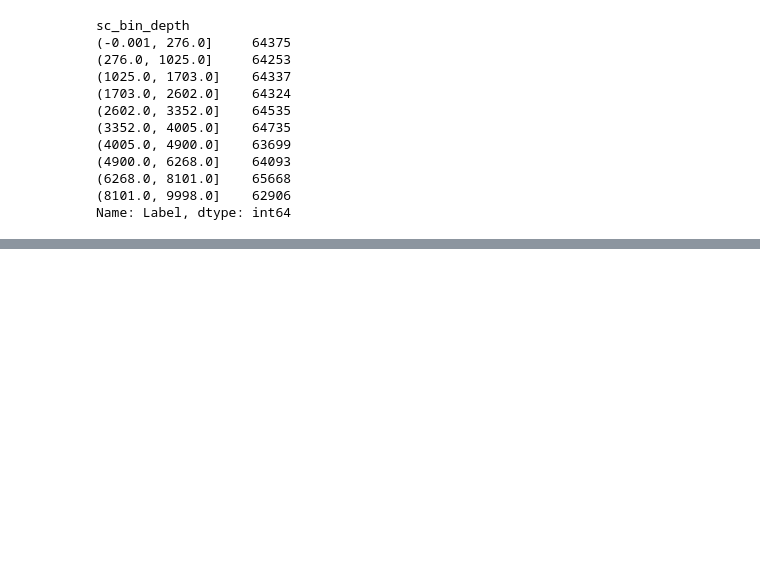
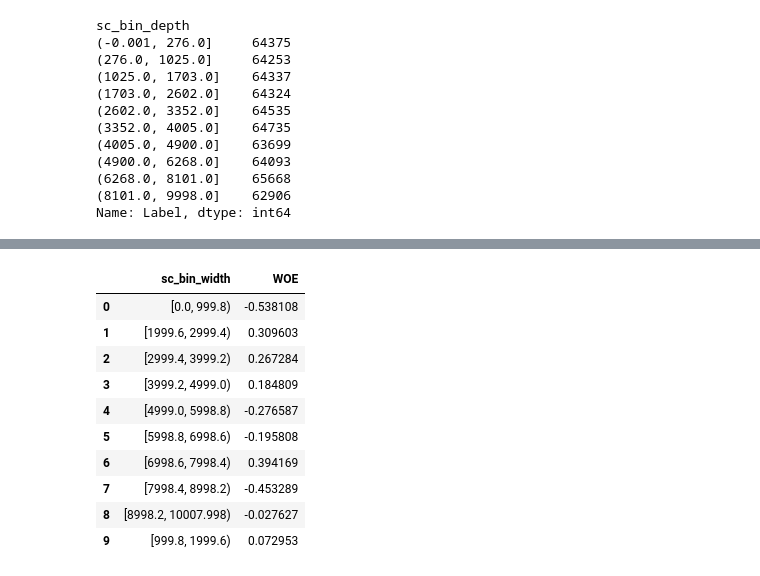
Before and after one commit to learning-yz/dataprocessing, a Jupyter notebook: numericalColumnProcess.ipynb, the cells around one changed output, grey strips where cells are left out. Drawn from its saved outputs; the diff is of its cells as text; code cells hidden in the pictures; blank space fills up the shorter version.

```diff
--- a/numericalColumnProcess.ipynb
+++ b/numericalColumnProcess.ipynb
@@ -744,0 +319,14 @@ IVNumericalSplit(dat5, 'sc_bin_depth', 'Label', bins=7, varInterval=True)
+# %%
+categoryToWOE(dat5, 'sc_bin_width', 'Label', varOrder=True)
+# %% [output]
+|  | sc_bin_width | WOE |
+| 0 | [0.0, 999.8) | -0.538108 |
+| 1 | [1999.6, 2999.4) | 0.309603 |
+| 2 | [2999.4, 3999.2) | 0.267284 |
+| 3 | [3999.2, 4999.0) | 0.184809 |
+| 4 | [4999.0, 5998.8) | -0.276587 |
+| 5 | [5998.8, 6998.6) | -0.195808 |
+| 6 | [6998.6, 7998.4) | 0.394169 |
+| 7 | [7998.4, 8998.2) | -0.453289 |
+| 8 | [8998.2, 10007.998) | -0.027627 |
+| 9 | [999.8, 1999.6) | 0.072953 |
```
Also changed, not shown: parts of 28 cells of this notebook, 4 other files.
